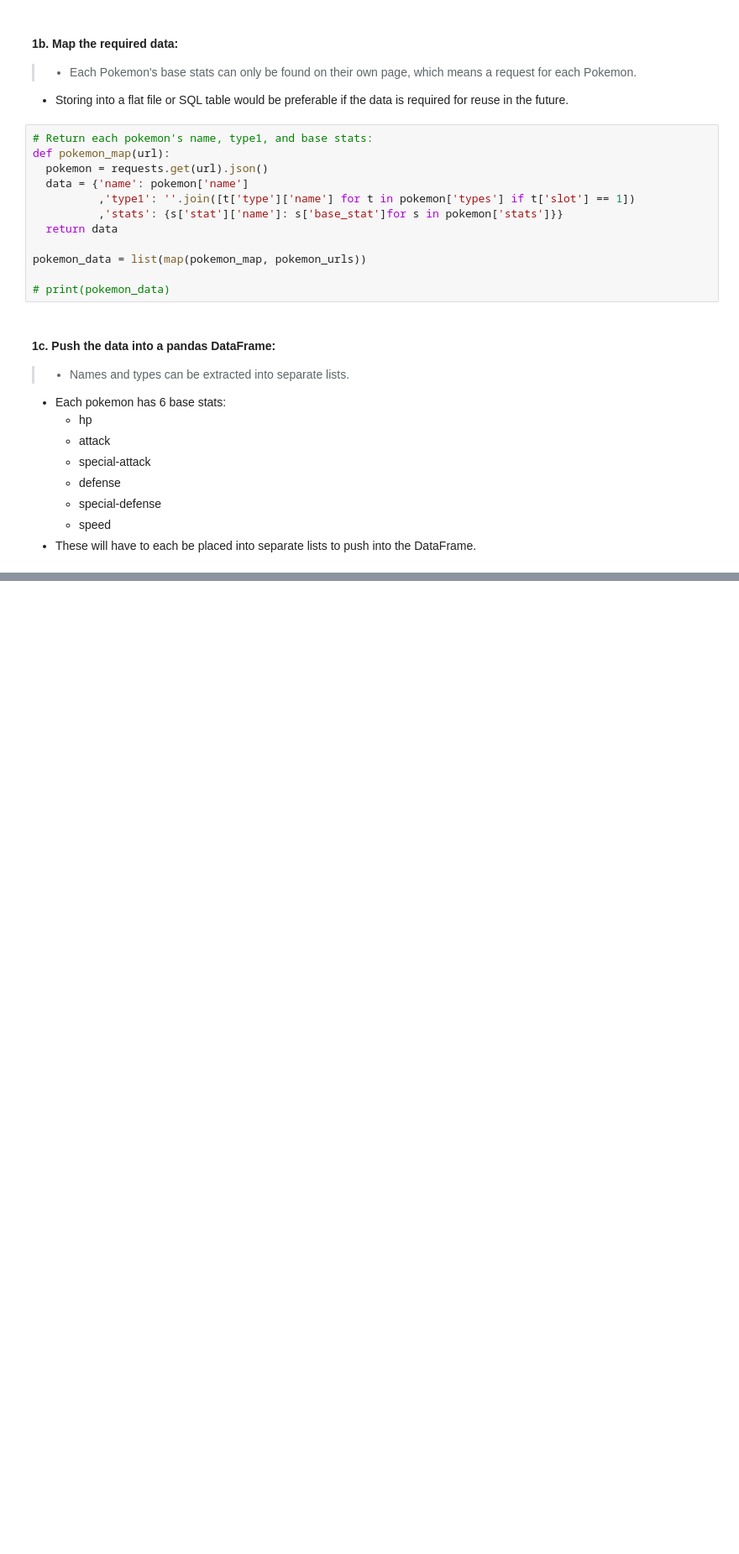
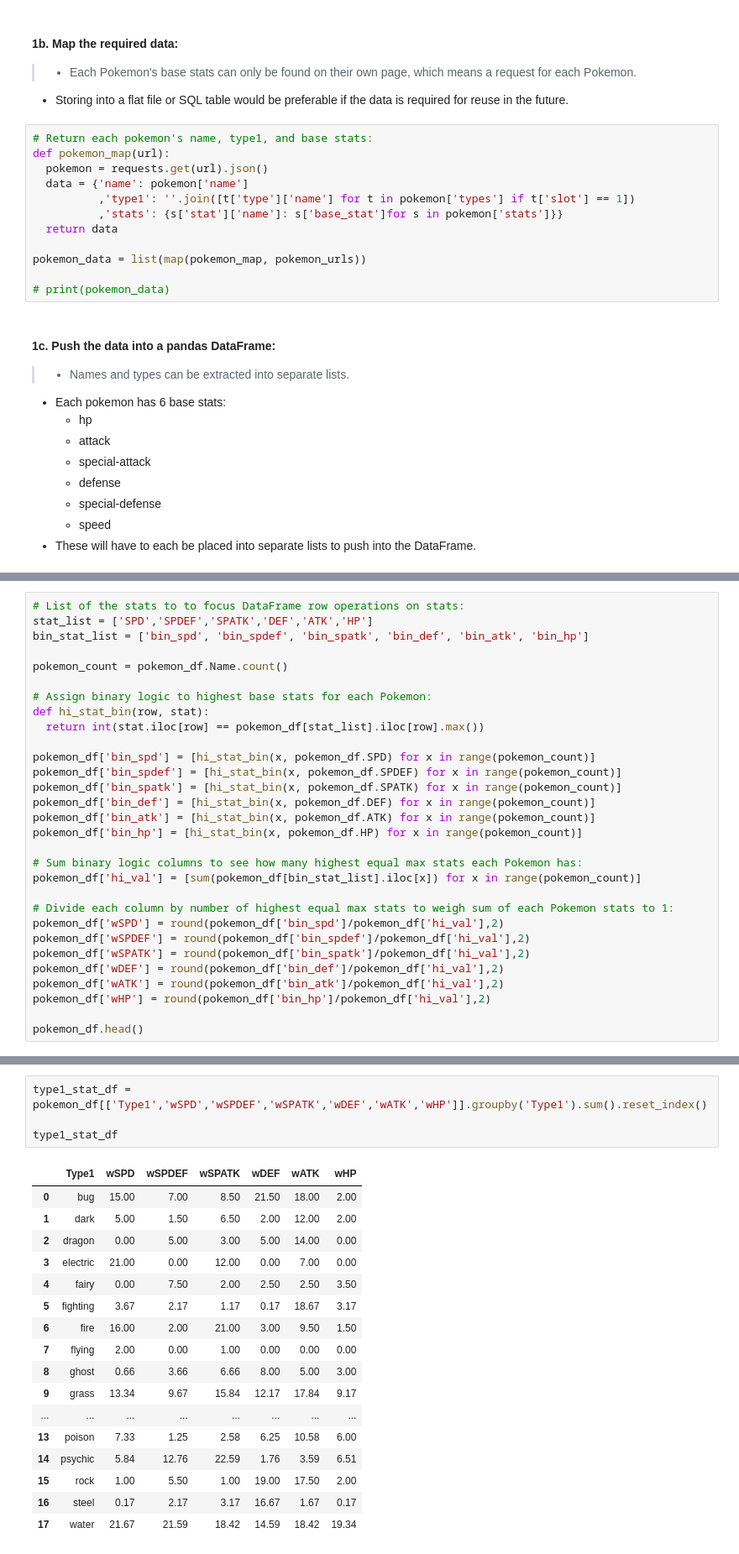
Before and after one commit to Mushtatoes/pokenalysis, a Jupyter notebook: Pokemon_Type_1_to_Highest_Base_Stat.ipynb, the cells around one changed output, grey strips where cells are left out. Shown at 84% size. Saved outputs shown, nothing was run; the diff lists cells and outputs as text; blank space fills up the shorter version.

```diff
--- a/Pokemon_Type_1_to_Highest_Base_Stat.ipynb
+++ b/Pokemon_Type_1_to_Highest_Base_Stat.ipynb
@@ -156,0 +123,30 @@ grass_df
+# %%
+# List of the stats to to focus DataFrame row operations on stats:
+stat_list = ['SPD','SPDEF','SPATK','DEF','ATK','HP']
+bin_stat_list = ['bin_spd', 'bin_spdef', 'bin_spatk', 'bin_def', 'bin_atk', 'bin_hp']
+
+pokemon_count = pokemon_df.Name.count()
+
+# Assign binary logic to highest base stats for each Pokemon:
+def hi_stat_bin(row, stat):
+  return int(stat.iloc[row] == pokemon_df[stat_list].iloc[row].max())
+
+pokemon_df['bin_spd'] = [hi_stat_bin(x, pokemon_df.SPD) for x in range(pokemon_count)]
+pokemon_df['bin_spdef'] = [hi_stat_bin(x, pokemon_df.SPDEF) for x in range(pokemon_count)]
+pokemon_df['bin_spatk'] = [hi_stat_bin(x, pokemon_df.SPATK) for x in range(pokemon_count)]
+pokemon_df['bin_def'] = [hi_stat_bin(x, pokemon_df.DEF) for x in range(pokemon_count)]
+pokemon_df['bin_atk'] = [hi_stat_bin(x, pokemon_df.ATK) for x in range(pokemon_count)]
+pokemon_df['bin_hp'] = [hi_stat_bin(x, pokemon_df.HP) for x in range(pokemon_count)]
+
+# Sum binary logic columns to see how many highest equal max stats each Pokemon has:
+pokemon_df['hi_val'] = [sum(pokemon_df[bin_stat_list].iloc[x]) for x in range(pokemon_count)]
+
+# Divide each column by number of highest equal max stats to weigh sum of each Pokemon stats to 1:
+pokemon_df['wSPD'] = round(pokemon_df['bin_spd']/pokemon_df['hi_val'],2)
+pokemon_df['wSPDEF'] = round(pokemon_df['bin_spdef']/pokemon_df['hi_val'],2)
+pokemon_df['wSPATK'] = round(pokemon_df['bin_spatk']/pokemon_df['hi_val'],2)
+pokemon_df['wDEF'] = round(pokemon_df['bin_def']/pokemon_df['hi_val'],2)
+pokemon_df['wATK'] = round(pokemon_df['bin_atk']/pokemon_df['hi_val'],2)
+pokemon_df['wHP'] = round(pokemon_df['bin_hp']/pokemon_df['hi_val'],2)
+
+pokemon_df.head()
@@ -156,0 +164,22 @@ grass_df
+# %%
+type1_stat_df = pokemon_df[['Type1','wSPD','wSPDEF','wSPATK','wDEF','wATK','wHP']].groupby('Type1').sum().reset_index()
+
+type1_stat_df
+# %% [output]
+|  | Type1 | wSPD | wSPDEF | wSPATK | wDEF | wATK | wHP |
+| 0 | bug | 15.00 | 7.00 | 8.50 | 21.50 | 18.00 | 2.00 |
+| 1 | dark | 5.00 | 1.50 | 6.50 | 2.00 | 12.00 | 2.00 |
+| 2 | dragon | 0.00 | 5.00 | 3.00 | 5.00 | 14.00 | 0.00 |
+| 3 | electric | 21.00 | 0.00 | 12.00 | 0.00 | 7.00 | 0.00 |
+| 4 | fairy | 0.00 | 7.50 | 2.00 | 2.50 | 2.50 | 3.50 |
+| 5 | fighting | 3.67 | 2.17 | 1.17 | 0.17 | 18.67 | 3.17 |
+| 6 | fire | 16.00 | 2.00 | 21.00 | 3.00 | 9.50 | 1.50 |
+| 7 | flying | 2.00 | 0.00 | 1.00 | 0.00 | 0.00 | 0.00 |
+| 8 | ghost | 0.66 | 3.66 | 6.66 | 8.00 | 5.00 | 3.00 |
+| 9 | grass | 13.34 | 9.67 | 15.84 | 12.17 | 17.84 | 9.17 |
+| ... | ... | ... | ... | ... | ... | ... | ... |
+| 13 | poison | 7.33 | 1.25 | 2.58 | 6.25 | 10.58 | 6.00 |
+| 14 | psychic | 5.84 | 12.76 | 22.59 | 1.76 | 3.59 | 6.51 |
+| 15 | rock | 1.00 | 5.50 | 1.00 | 19.00 | 17.50 | 2.00 |
+| 16 | steel | 0.17 | 2.17 | 3.17 | 16.67 | 1.67 | 0.17 |
+| 17 | water | 21.67 | 21.59 | 18.42 | 14.59 | 18.42 | 19.34 |
```
Also changed, not shown: parts of 19 cells of this notebook.
